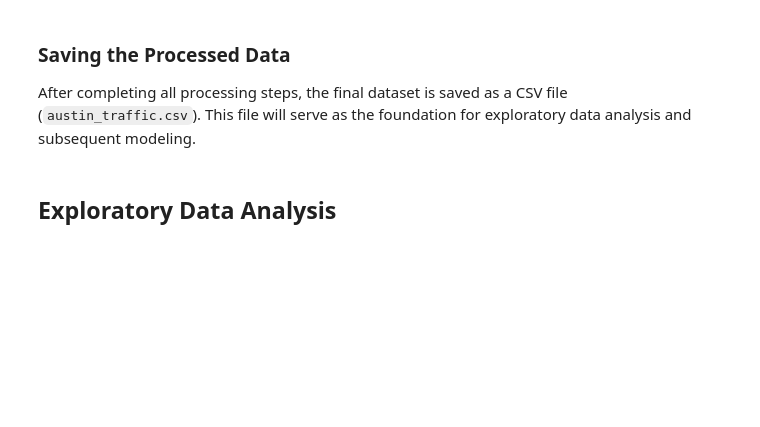
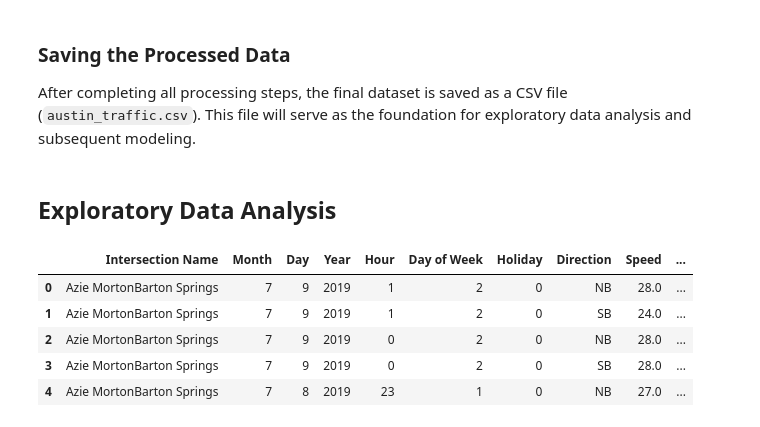
Before and after one commit to jennamferguson/AMLProject_Traffic, a Jupyter notebook: austin-city-traffic-analysis.ipynb, the cells around one changed output. Cells and saved outputs as stored; diff of their text form; code cells hidden in the pictures; blank space fills up the shorter version.

```diff
--- a/austin-city-traffic-analysis.ipynb
+++ b/austin-city-traffic-analysis.ipynb
@@ -313,3 +319,22 @@ After completing all processing steps, the final dataset is saved as a CSV file
 result.to_csv('austin_traffic.csv', index=False)
 # %% [markdown]
 ## Exploratory Data Analysis
+# %%
+import warnings
+warnings.filterwarnings('ignore')
+
+import pandas as pd
+import numpy as np
+import matplotlib.pyplot as plt
+%matplotlib inline
+
+#load data
+df = pd.read_csv('austin_traffic.csv')
+df.head()
+# %% [output]
+|  | Intersection Name | Month | Day | Year | Hour | Day of Week | Holiday | Direction | Speed | ... |
+| 0 | Azie MortonBarton Springs | 7 | 9 | 2019 | 1 | 2 | 0 | NB | 28.0 | ... |
+| 1 | Azie MortonBarton Springs | 7 | 9 | 2019 | 1 | 2 | 0 | SB | 24.0 | ... |
+| 2 | Azie MortonBarton Springs | 7 | 9 | 2019 | 0 | 2 | 0 | NB | 28.0 | ... |
+| 3 | Azie MortonBarton Springs | 7 | 9 | 2019 | 0 | 2 | 0 | SB | 28.0 | ... |
+| 4 | Azie MortonBarton Springs | 7 | 8 | 2019 | 23 | 1 | 0 | NB | 27.0 | ... |
```
Also changed, not shown: parts of 12 cells of this notebook, 2 other files.
